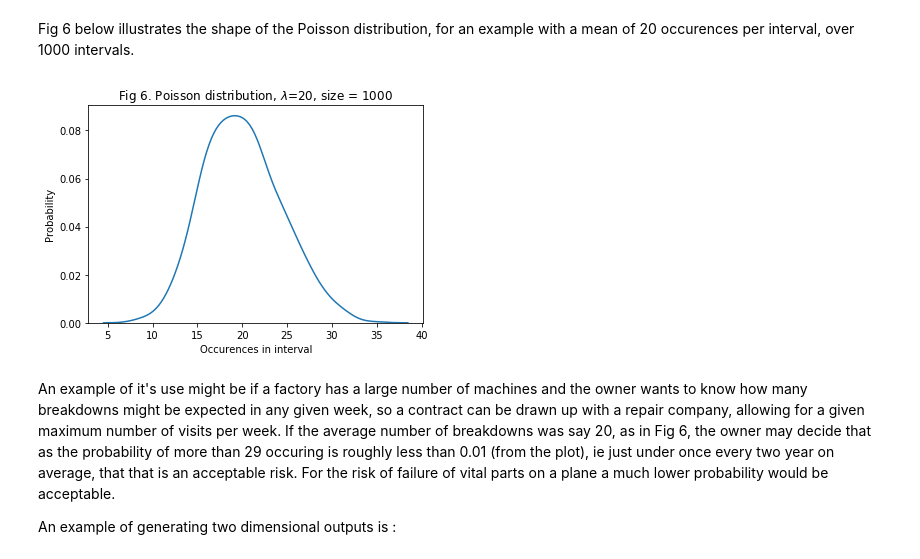
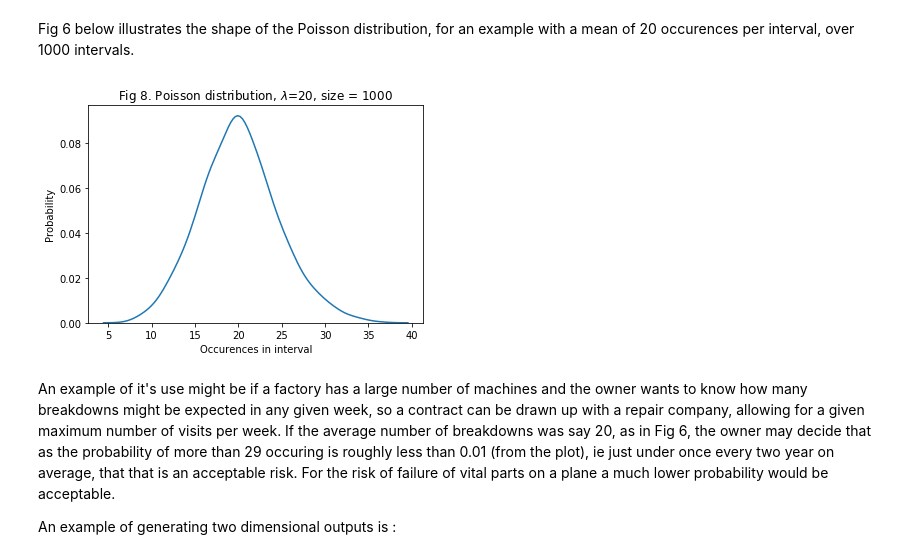
Before and after one commit to NigelSlack/numpy-random, a Jupyter notebook: numpy-random.ipynb, the cells around one changed output. Cells and saved outputs as stored; diff of their text form; code cells hidden in the pictures.

```diff
--- a/numpy-random.ipynb
+++ b/numpy-random.ipynb
@@ -341,13 +344,13 @@ Fig 6 below illustrates the shape of the Poisson distribution, for an example wi
 # %%
 x=np.random.poisson(lam=20,size=1000)
 sns.kdeplot(x)
 # Decoration
 plt.xlabel('Occurences in interval')
 plt.ylabel('Probability')
-plt.title('Fig 6. Poisson distribution, $\lambda$=20, size = 1000')
+plt.title('Fig 8. Poisson distribution, $\lambda$=20, size = 1000')
 plt.show()
 # %% [output]
-[figure, old version]
+[figure, new version]
 # %% [markdown]
 An example of it's use might be if a factory has a large number of machines and the owner wants to know how many breakdowns might be expected in any given week, so a contract can be drawn up with a repair company, allowing for a given maximum number of visits per week. If the average number of breakdowns was say 20, as in Fig 6, the owner may decide that as the probability of more than 29 occuring is roughly less than 0.01 (from the plot), ie just under once every two year on average, that that is an acceptable risk. For the risk of failure of vital parts on a plane a much lower probability would be acceptable.
 
```
Also changed, not shown: parts of 4 cells of this notebook.
